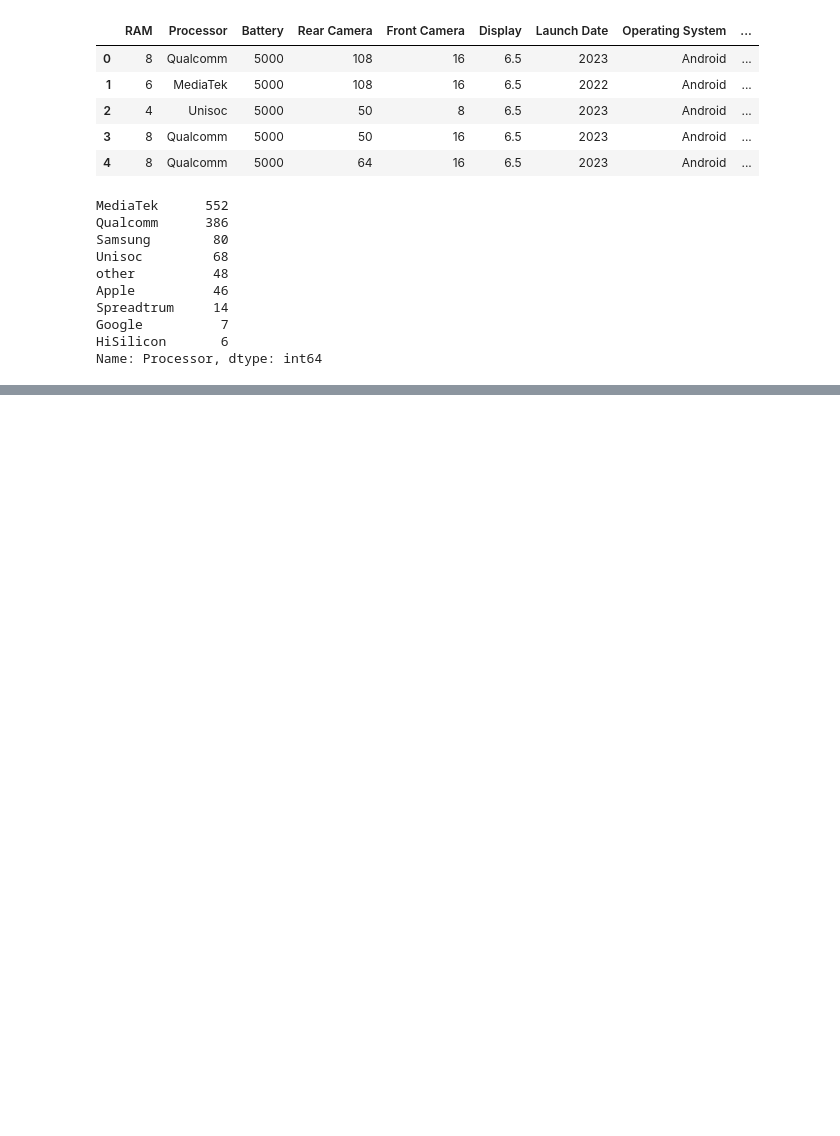
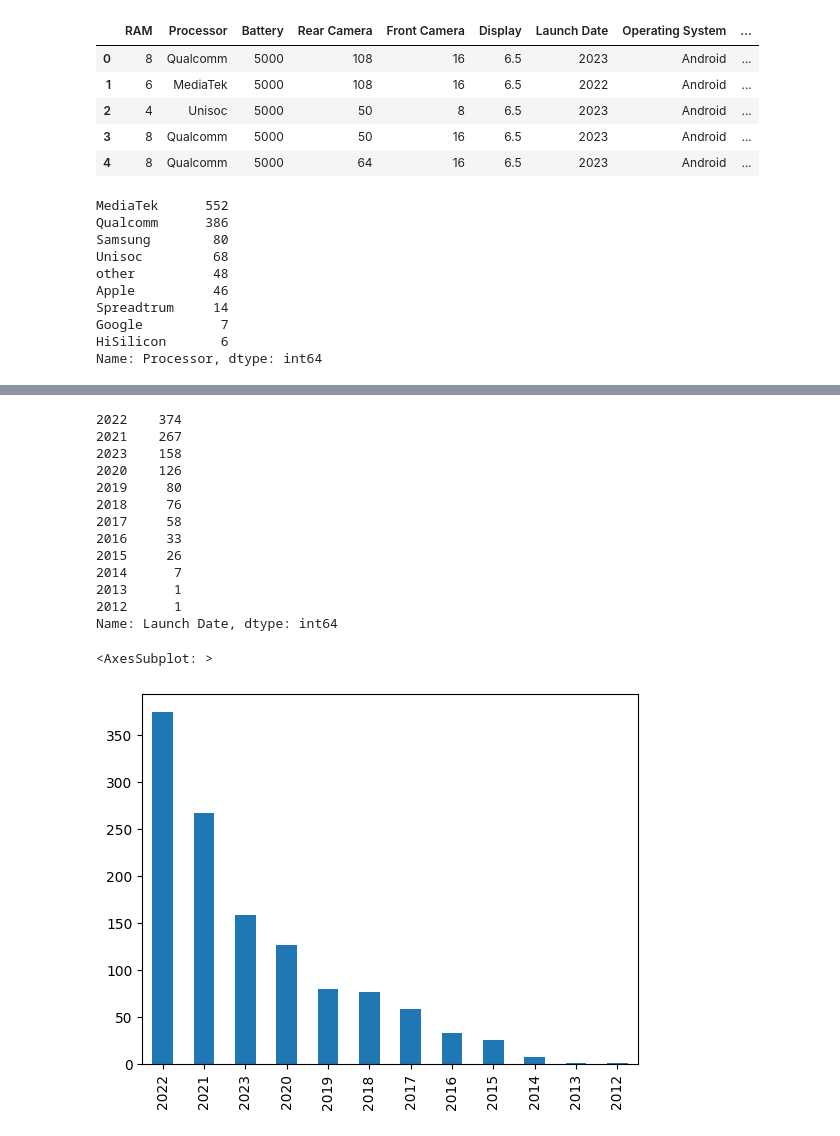
Before and after one commit to Shiv-D-Coder/Gadget-Price-Prediction, a Jupyter notebook: Pages/Mobile_model.ipynb, the cells around one changed output, grey strips where cells are left out. Cells and saved outputs as stored; diff of their text form; code cells hidden in the pictures; blank space fills up the shorter version.

```diff
--- a/Pages/Mobile_model.ipynb
+++ b/Pages/Mobile_model.ipynb
@@ -238,3 +238,6 @@ Spreadtrum     14
 Google          7
 HiSilicon       6
 Name: Processor, dtype: int64
+# %%
+count = df['Processor'].value_counts()
+df["Processor"] = df["Processor"].apply(lambda x:x if count[x] > 40 else "other")
@@ -240,0 +254,19 @@ Name: Processor, dtype: int64
+# %%
+print(df['Launch Date'].value_counts())
+df['Launch Date'].value_counts().plot(kind = 'bar')
+# %% [output]
+2022    374
+2021    267
+2023    158
+2020    126
+2019     80
+2018     76
+2017     58
+2016     33
+2015     26
+2014      7
+2013      1
+2012      1
+Name: Launch Date, dtype: int64
+<AxesSubplot: >
+[figure, added]
```
Also changed, not shown: parts of 33 cells of this notebook, 3 other files.
